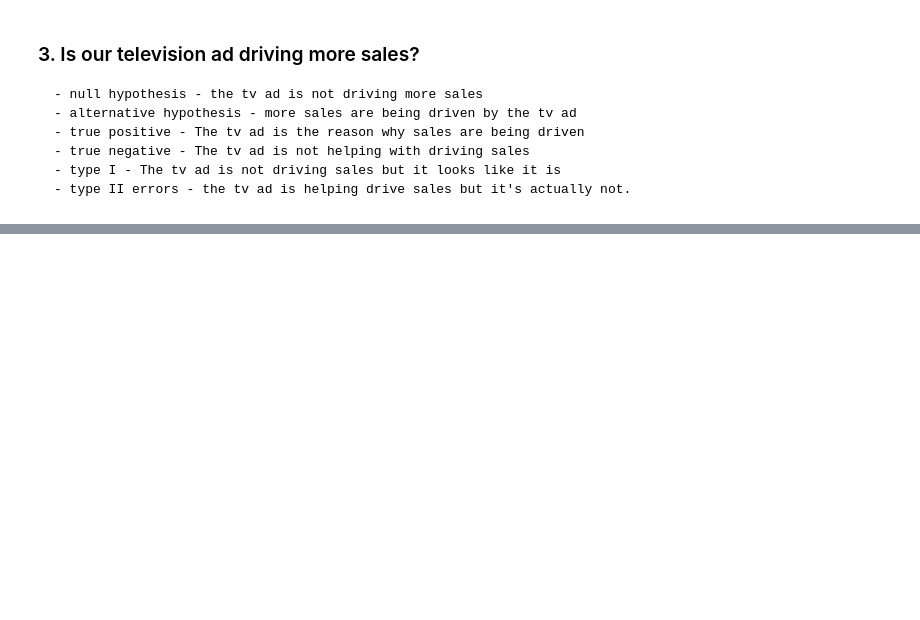
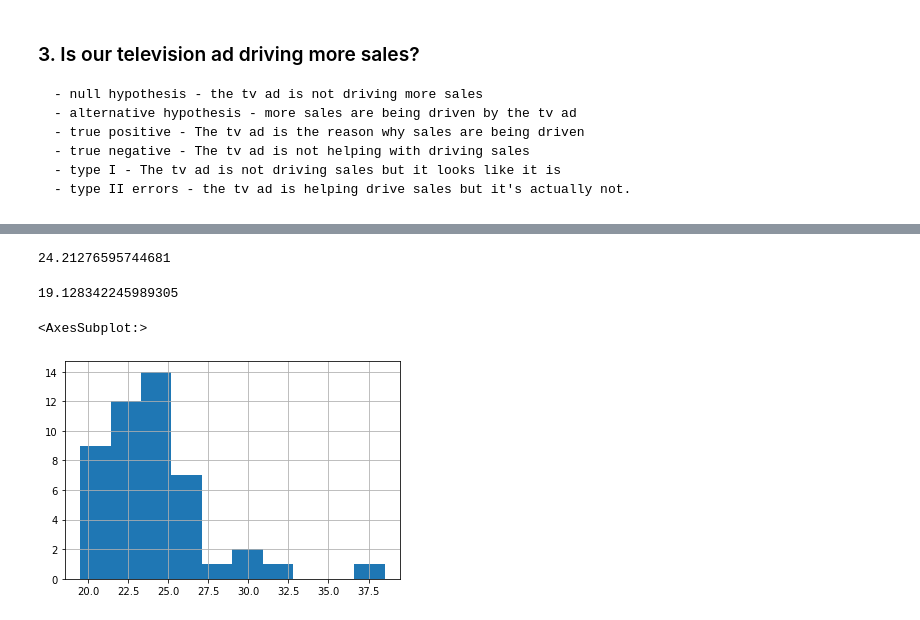
Before and after one commit to Jason-R-Turner/statistics-exercises, a Jupyter notebook: hypothesis_testing.ipynb, the cells around one changed output, grey strips where cells are left out. Cells and saved outputs as stored; diff of their text form; code cells hidden in the pictures; blank space fills up the shorter version.

Commit message:
Updating means and hypothesis lessons:

```diff
--- a/hypothesis_testing.ipynb
+++ b/hypothesis_testing.ipynb
@@ -34,0 +194,3 @@ Note: Think about the number of confounding factors that might drive changes to
+# %%
+mpg['avg_mpg'] = (mpg.hwy + mpg.cty)/2
+mpg.head()
@@ -34,0 +204,2 @@ Note: Think about the number of confounding factors that might drive changes to
+# %%
+mpg.rename(columns= {'class': 'type'}, inplace=True)
@@ -34,0 +215,16 @@ Note: Think about the number of confounding factors that might drive changes to
+# %%
+mpg_compact = mpg[mpg.type == 'compact'].avg_mpg
+mpg_not_compact = mpg[mpg.type != 'compact'].avg_mpg
+# %%
+mpg_compact.mean()
+# %% [output]
+24.21276595744681
+# %%
+mpg_not_compact.mean()
+# %% [output]
+19.128342245989305
+# %%
+mpg_compact.hist()
+# %% [output]
+<AxesSubplot:>
+[figure, added]
```
Also changed, not shown: parts of 48 cells of this notebook, 1 other file.
